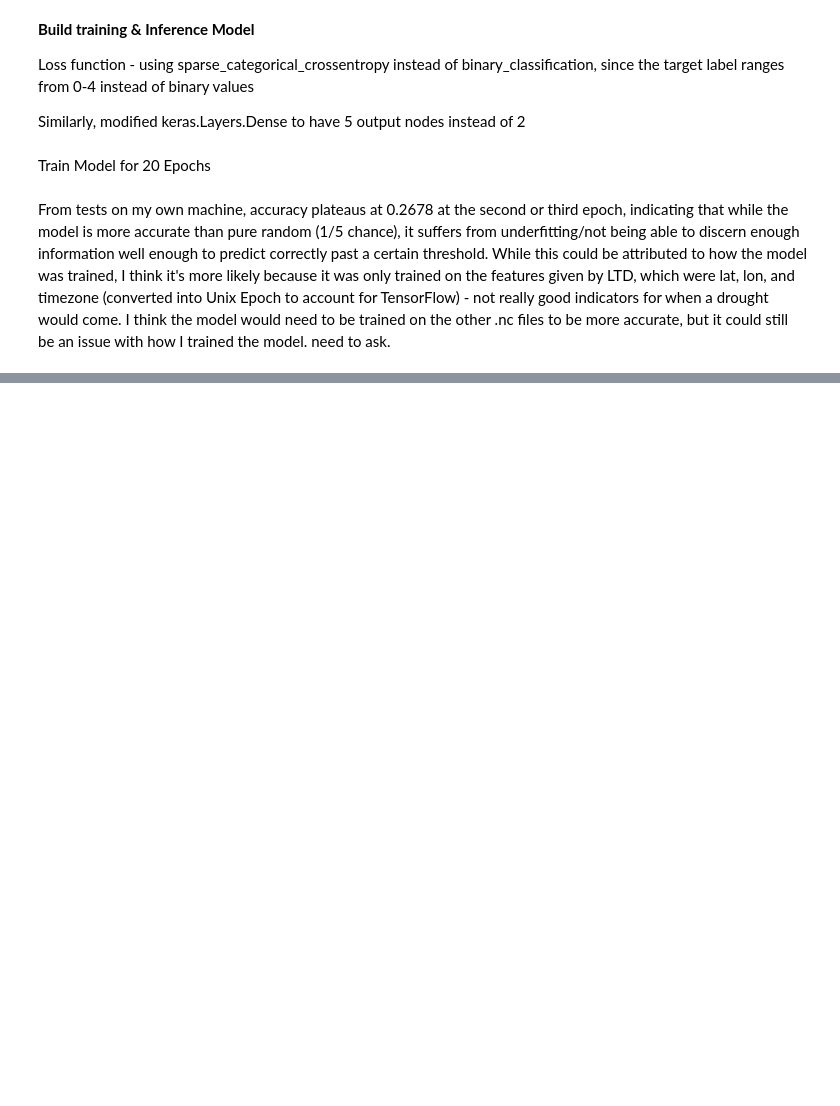
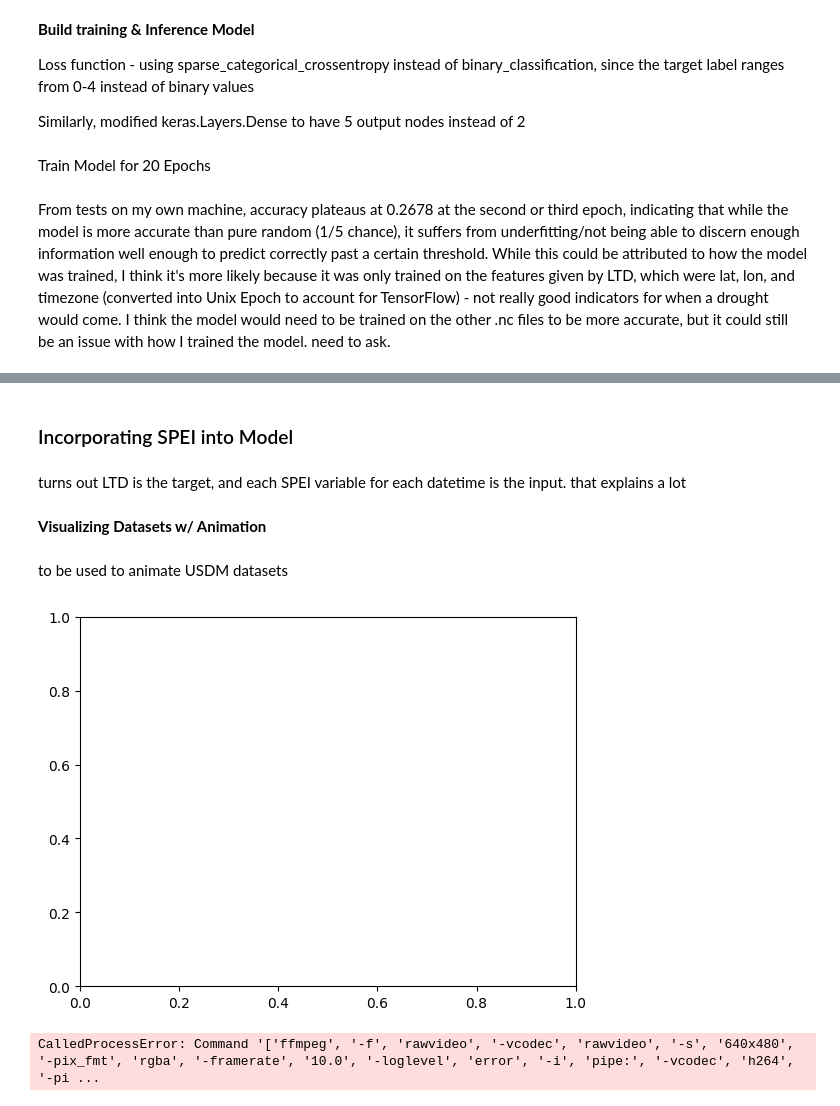
Before and after one commit to kharlescim/ERT, a Jupyter notebook: ERT_Project.ipynb, the cells around one changed output, grey strips where cells are left out. Saved outputs shown, nothing was run; the diff lists cells and outputs as text; code cells hidden in the pictures; blank space fills up the shorter version.

```diff
--- a/ERT_Project.ipynb
+++ b/ERT_Project.ipynb
@@ -356,0 +433,36 @@ KeyboardInterrupt:
+# %% [markdown]
+### Incorporating SPEI into Model
+# %% [markdown]
+turns out LTD is the target, and each SPEI variable for each datetime is the input. that explains a lot
+# %% [markdown]
+**Visualizing Datasets w/ Animation**
+# %% [markdown]
+to be used to animate USDM datasets
+# %%
+from IPython.display import HTML
+import matplotlib.pyplot as plt
+import matplotlib.animation as animation
+
+fig, ax = plt.subplots()
+
+# Define the update function
+def animate(data, i):
+    ax.clear()
+    # Store the plot object
+    plot_obj = data.isel(time=i).plot(ax=ax, add_colorbar=False)
+    ax.set_title(str(data.time[i].values)[:10])
+    # Return the plot object
+    return plot_obj
+# %% [output]
+[figure, added]
+# %%
+# 7/4 - These animations are only useful for plotting data directly from
+# plotting raw LTD dataset (LTD is already in USDM range)
+anim_LTD = animation.FuncAnimation(fig, lambda i: animate(LTD, i), frames=len(LTD.time), interval=100)
+HTML(anim_LTD.to_html5_video())
+
+# plotting singular spei dataset, post USDM conversion
+anim_spei = animation.FuncAnimation(fig, lambda i: animate(USDM_spei["SPEI6"], i), frames=len(USDM_spei.time), interval=100)
+HTML(anim_spei.to_html5_video())
+# %% [output]
+CalledProcessError: Command '['ffmpeg', '-f', 'rawvideo', '-vcodec', 'rawvideo', '-s', '640x480', '-pix_fmt', 'rgba', '-framerate', '10.0', '-loglevel', 'error', '-i', 'pipe:', '-vcodec', 'h264', '-pi ...
```
Also changed, not shown: parts of 38 cells of this notebook.
